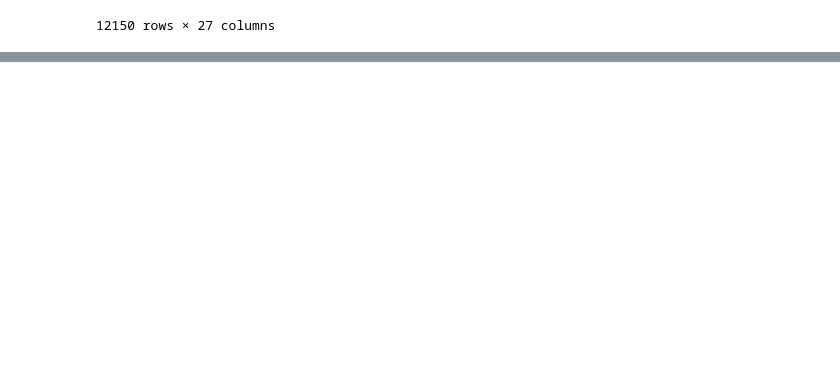
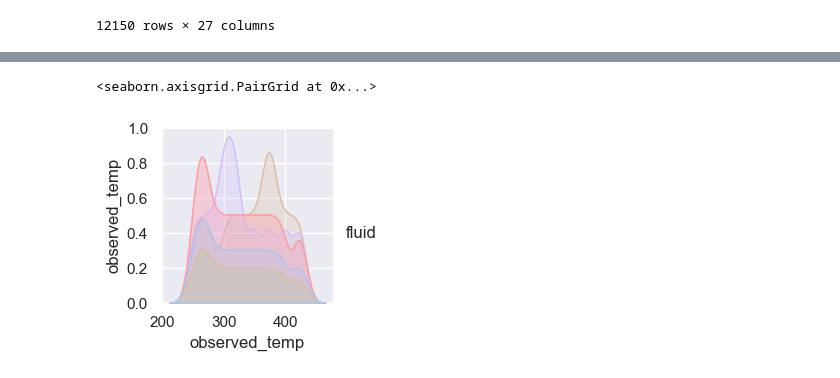
Before and after one commit to JaneKKTTme/fluids-data-processing, a Jupyter notebook: data_preprocessing.ipynb, the cells around one changed output, grey strips where cells are left out. Drawn from its saved outputs; the diff is of its cells as text; code cells hidden in the pictures; blank space fills up the shorter version.

```diff
--- a/data_preprocessing.ipynb
+++ b/data_preprocessing.ipynb
@@ -5 +3,8 @@
+# %%
+import pandas as pd
+import matplotlib.pyplot as plt
+import seaborn as sns
+
+sns.set()
+sns.set_theme(style='darkgrid', palette='pastel')
 # %%
@@ -124,0 +181,6 @@ experiments
+# %%
+# why 1x1 when should be 2x2?
+sns.pairplot(experiments, hue='fluid')
+# %% [output]
+<seaborn.axisgrid.PairGrid at 0x...>
+[figure, added]
```
Also changed, not shown: parts of 19 cells of this notebook.
